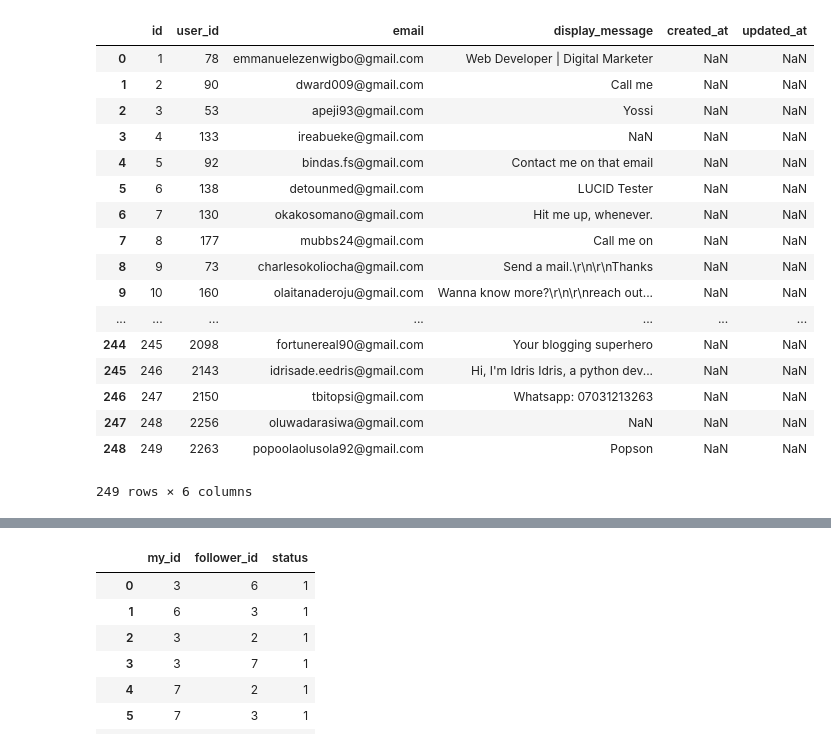
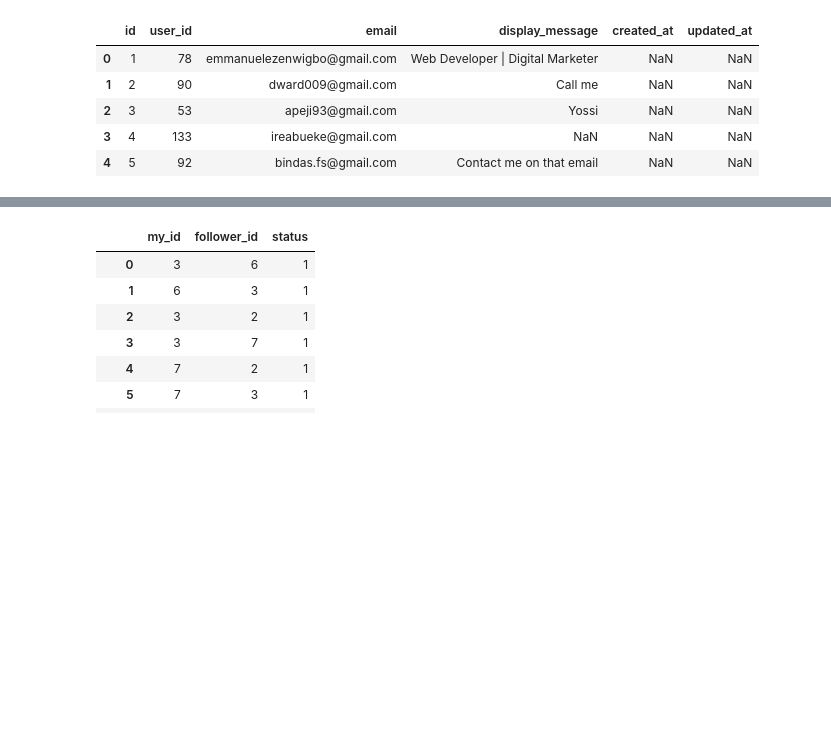
Before and after one commit to topea/RecommenderSystemTeamJava, a Jupyter notebook: recommender.ipynb, the cells around one changed output, grey strips where cells are left out. Cells and saved outputs as stored; diff of their text form; code cells hidden in the pictures; blank space fills up the shorter version.

```diff
--- a/recommender.ipynb
+++ b/recommender.ipynb
@@ -16,26 +16,14 @@ thoughts = pd.read_csv('data/thoughts.csv')
 user_settings = pd.read_csv('data/user_settings.csv')
 users = pd.read_csv('data/users.csv')
 # %%
-contact_settings
+contact_settings.head()
 # %% [output]
 |  | id | user_id | email | display_message | created_at | updated_at |
 | 0 | 1 | 78 | emmanuelezenwigbo@gmail.com | Web Developer | Digital Marketer | NaN | NaN |
 | 1 | 2 | 90 | dward009@gmail.com | Call me | NaN | NaN |
 | 2 | 3 | 53 | apeji93@gmail.com | Yossi | NaN | NaN |
 | 3 | 4 | 133 | ireabueke@gmail.com | NaN | NaN | NaN |
 | 4 | 5 | 92 | bindas.fs@gmail.com | Contact me on that email | NaN | NaN |
-| 5 | 6 | 138 | detounmed@gmail.com | LUCID Tester | NaN | NaN |
-| 6 | 7 | 130 | okakosomano@gmail.com | Hit me up, whenever. | NaN | NaN |
-| 7 | 8 | 177 | mubbs24@gmail.com | Call me on | NaN | NaN |
-| 8 | 9 | 73 | charlesokoliocha@gmail.com | Send a mail.\r\n\r\nThanks | NaN | NaN |
-| 9 | 10 | 160 | olaitanaderoju@gmail.com | Wanna know more?\r\n\r\nreach out... | NaN | NaN |
-| ... | ... | ... | ... | ... | ... | ... |
-| 244 | 245 | 2098 | fortunereal90@gmail.com | Your blogging superhero | NaN | NaN |
-| 245 | 246 | 2143 | idrisade.eedris@gmail.com | Hi, I'm Idris Idris, a python dev... | NaN | NaN |
-| 246 | 247 | 2150 | tbitopsi@gmail.com | Whatsapp: 07031213263 | NaN | NaN |
-| 247 | 248 | 2256 | oluwadarasiwa@gmail.com | NaN | NaN | NaN |
-| 248 | 249 | 2263 | popoolaolusola92@gmail.com | Popson | NaN | NaN |
-249 rows × 6 columns
 # %%
 ext_feeds
 # %% [output]
```
Also changed, not shown: parts of 6 cells of this notebook.
